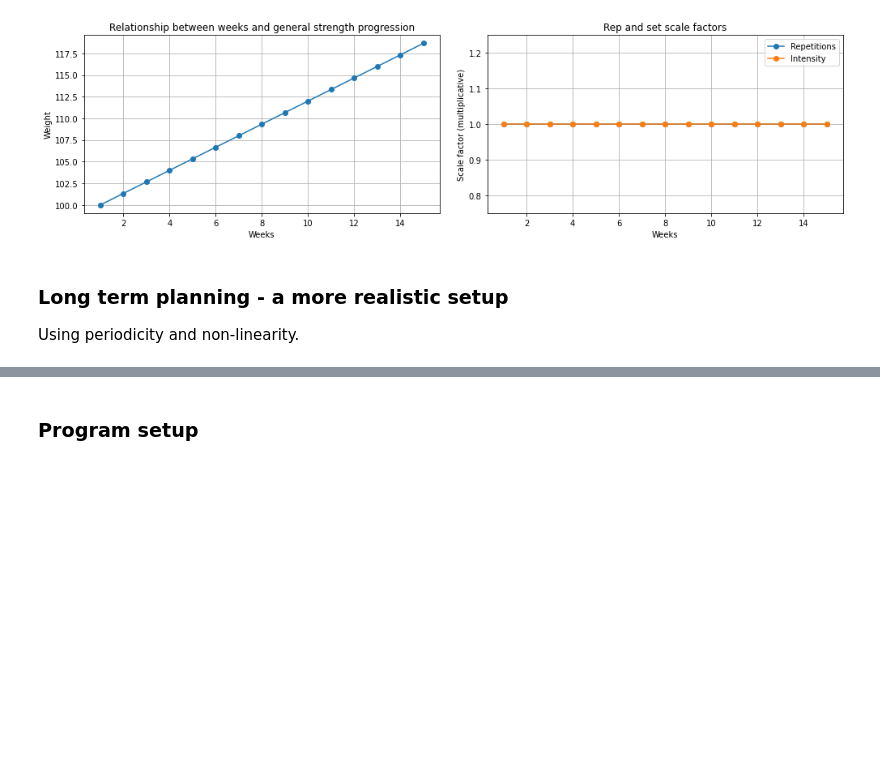
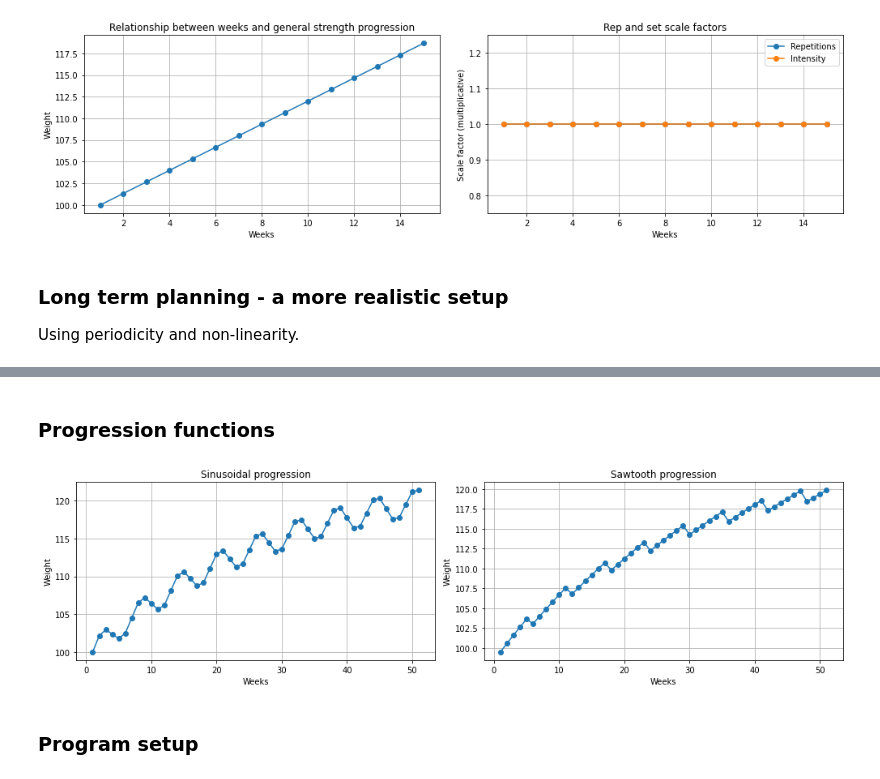
Before and after one commit to tommyod/streprogen, a Jupyter notebook: docs/examples/Streprogen - Advanced features.ipynb, the cells around one changed output, grey strips where cells are left out. Cells and saved outputs as stored; diff of their text form; code cells hidden in the pictures; blank space fills up the shorter version.

Commit message:
added sawtooth

```diff
--- a/docs/examples/Streprogen - Advanced features.ipynb
+++ b/docs/examples/Streprogen - Advanced features.ipynb
@@ -178,3 +178,61 @@ plt.tight_layout()
+# %% [markdown]
+### Progression functions
+# %%
+duration = 52
+weeks = list(range(1, duration))
+
+from streprogen import progression_sinusoidal, progression_sawtooth
+import functools
+
+plt.figure(figsize=(14, 4))
+
+# ------------------------------------------------------
+
+period = 6  # The period of a cycle (sine wave), measured in weeks
+scale = 0.015  # The amplitude of each cycle (i.e. height)
+offset = 0  # The offset of the cycles
+k = 2  # The non-linearity. k=0 is linear, as k gets higher progression becomes more non-linear
+
+
+progression = functools.partial(
+    progression_sinusoidal, period=period, scale=scale, offset=offset, k=k
+)
+
+plt.subplot(1, 2, 1)
+plt.title("Sinusoidal progression")
+plt.plot(
+    weeks,
+    progression(
+        weeks, start_weight=100, final_weight=120, start_week=1, final_week=duration
+    ),
+    "-o",
+)
+plt.xlabel("Weeks")
+plt.ylabel("Weight")
+plt.grid()
+
+
+
+progression = functools.partial(
+    progression_sawtooth, period=period, scale=scale, offset=offset, k=k
+)
+
+plt.subplot(1, 2, 2)
+plt.title("Sawtooth progression")
+plt.plot(
+    weeks,
+    progression(
+        weeks, start_weight=100, final_weight=120, start_week=1, final_week=duration
+    ),
+    "-o",
+)
+plt.xlabel("Weeks")
+plt.ylabel("Weight")
+plt.grid()
+
+plt.tight_layout()
+# %% [output]
+[figure, added]
 # %% [markdown]
 ### Program setup
 # %%
```
Also changed, not shown: parts of 4 cells of this notebook, 2 other files.
